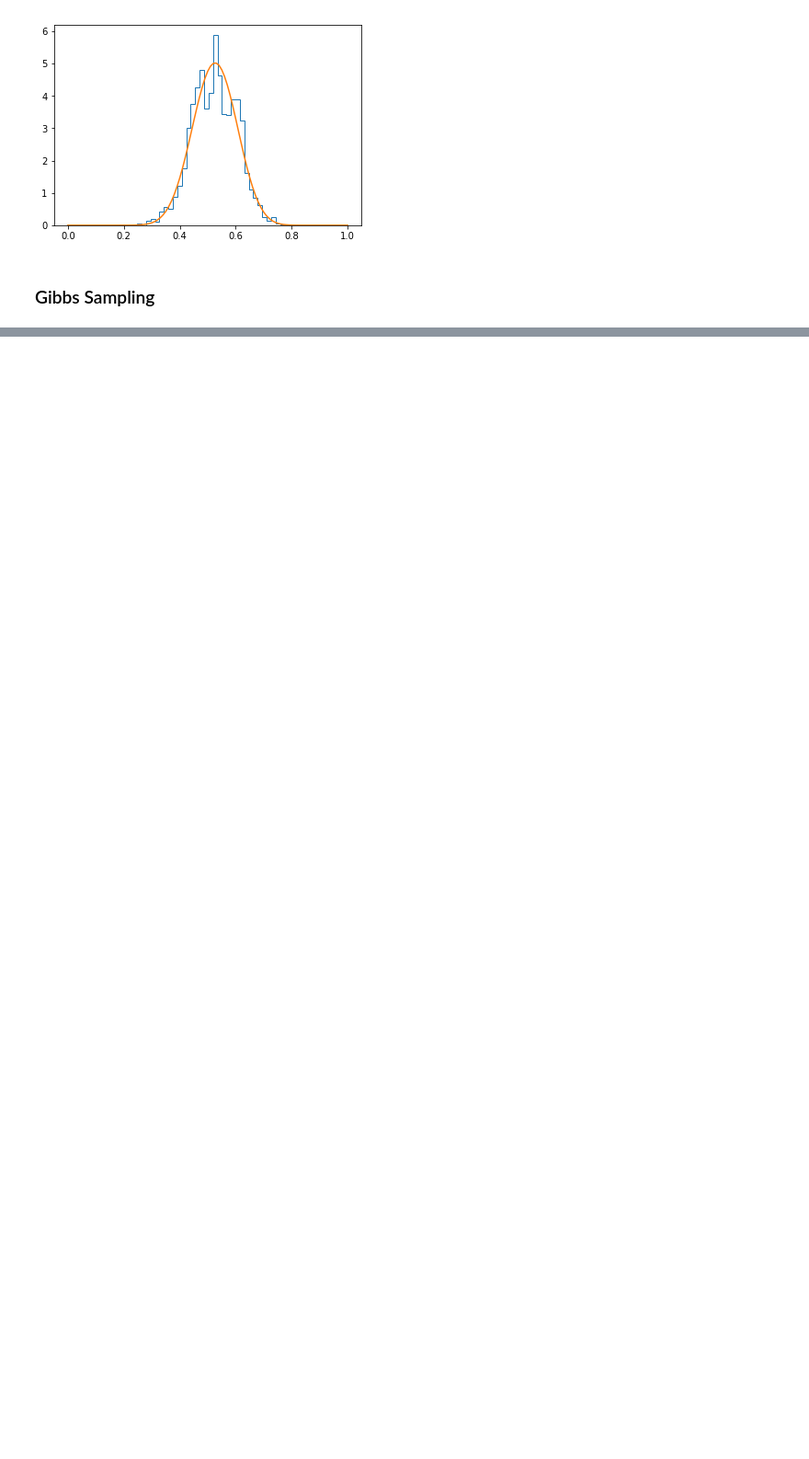
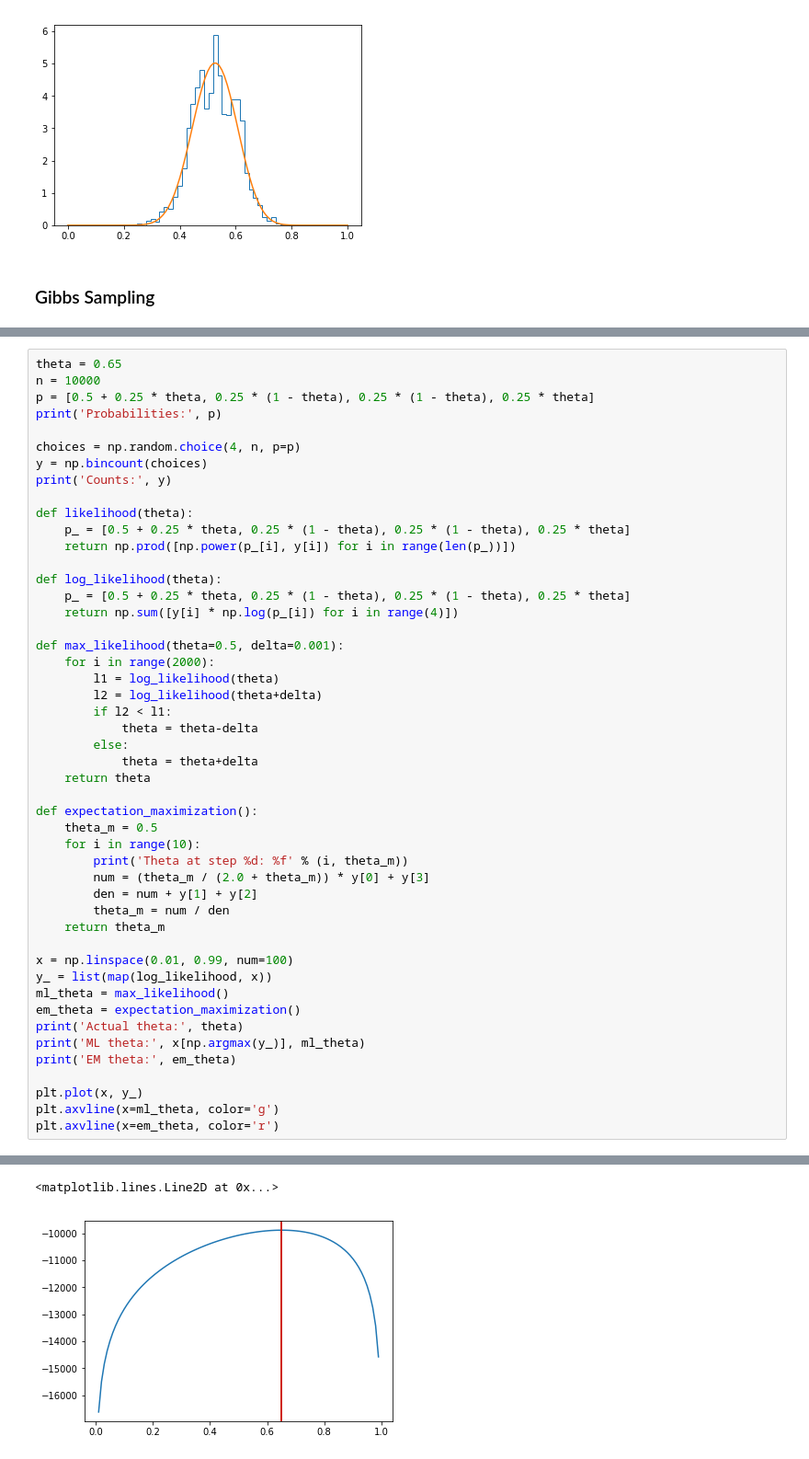
Before and after one commit to jmfveneroso/sequence_tagging, a Jupyter notebook: notebooks/LDA.ipynb, the cells around one changed output, grey strips where cells are left out. Shown at 92% size. Saved outputs shown, nothing was run; the diff lists cells and outputs as text; blank space fills up the shorter version.

```diff
--- a/notebooks/LDA.ipynb
+++ b/notebooks/LDA.ipynb
@@ -283,0 +308,49 @@ Gibbs Theta 2: 0.209145263158
+# %%
+theta = 0.65
+n = 10000
+p = [0.5 + 0.25 * theta, 0.25 * (1 - theta), 0.25 * (1 - theta), 0.25 * theta]
+print('Probabilities:', p)
+
+choices = np.random.choice(4, n, p=p)
+y = np.bincount(choices)
+print('Counts:', y)
+
+def likelihood(theta):
+    p_ = [0.5 + 0.25 * theta, 0.25 * (1 - theta), 0.25 * (1 - theta), 0.25 * theta]
+    return np.prod([np.power(p_[i], y[i]) for i in range(len(p_))])
+
+def log_likelihood(theta):
+    p_ = [0.5 + 0.25 * theta, 0.25 * (1 - theta), 0.25 * (1 - theta), 0.25 * theta]
+    return np.sum([y[i] * np.log(p_[i]) for i in range(4)])
+
+def max_likelihood(theta=0.5, delta=0.001):
+    for i in range(2000):
+        l1 = log_likelihood(theta)
+        l2 = log_likelihood(theta+delta)
+        if l2 < l1:
+            theta = theta-delta
+        else:
+            theta = theta+delta
+    return theta
+
+def expectation_maximization():
+    theta_m = 0.5
+    for i in range(10):
+        print('Theta at step %d: %f' % (i, theta_m))
+        num = (theta_m / (2.0 + theta_m)) * y[0] + y[3]
+        den = num + y[1] + y[2]
+        theta_m = num / den
+    return theta_m
+
+x = np.linspace(0.01, 0.99, num=100)
+y_ = list(map(log_likelihood, x))
+ml_theta = max_likelihood()
+em_theta = expectation_maximization()
+print('Actual theta:', theta)
+print('ML theta:', x[np.argmax(y_)], ml_theta)
+print('EM theta:', em_theta)
+
+plt.plot(x, y_)
+plt.axvline(x=ml_theta, color='g')
+plt.axvline(x=em_theta, color='r')
+# %% [output]
@@ -283,0 +372,2 @@ Gibbs Theta 2: 0.209145263158
+<matplotlib.lines.Line2D at 0x...>
+[figure, added]
```
Also changed, not shown: parts of 9 cells of this notebook, 2 other files.
